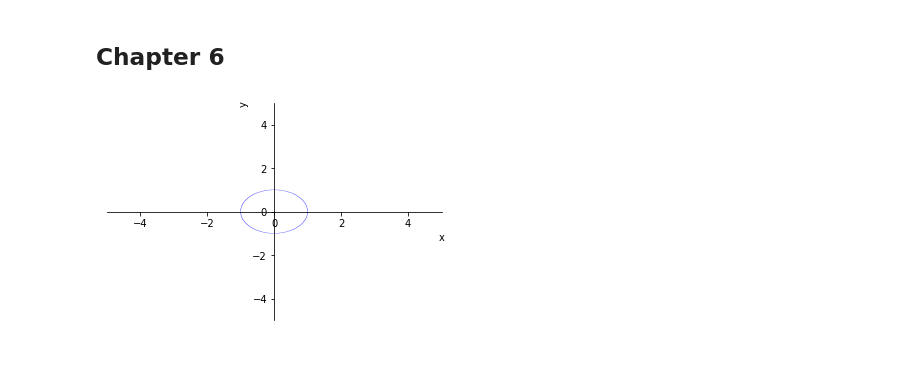
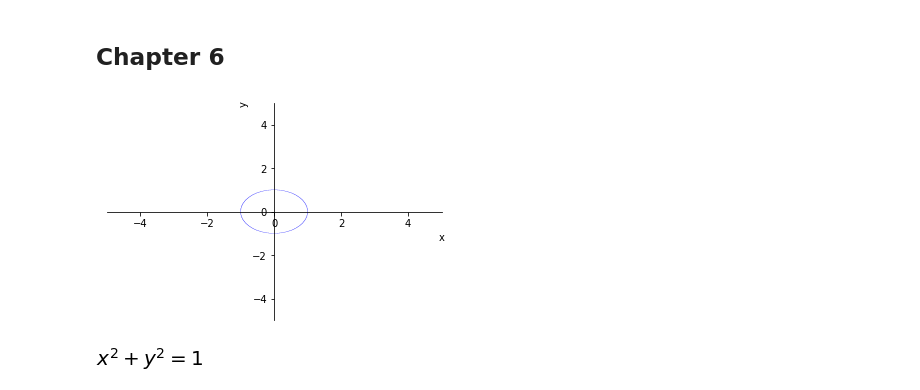
Before and after one commit to xdanger/notebooks, a Jupyter notebook: Mathematics/Essence of Caculus.ipynb, the cells around one changed output. Drawn from its saved outputs; the diff is of its cells as text; code cells hidden in the pictures; blank space fills up the shorter version.

```diff
--- a/Mathematics/Essence of Caculus.ipynb
+++ b/Mathematics/Essence of Caculus.ipynb
@@ -249,17 +249,11 @@ dt = 0.000000001
 [figure]
 # %% [markdown]
 ## Chapter 6
-# %%
-import matplotlib.pyplot as plt
-
-p1 = plot_implicit(Eq(x**2 +y**2, 1))
-fg, ax = p1._backend.fig, p1._backend.ax
-
-# Use matplotlib to change appearance:
-ax.axis('tight')  # list of float or {‘on’, ‘off’, ‘equal’, ‘tight’, ‘scaled’, ‘normal’, ‘auto’, ‘image’, ‘square’}
-ax.set_aspect("equal") # 'auto', 'equal' or a positive integer is allowed
-ax.grid(True)
-#fg.canvas.draw()
-#plt.show()  # enter matplotlib's event loop (not needed in Jupyter)
-# %% [output]
-[figure, removed]
+# %%
+import matplotlib.pyplot as plt
+
+plot_implicit(Eq(x**2 +y**2, 1))
+Eq(x**2 +y**2, 1)
+# %% [output]
+[figure, added]
+[figure, added]
```
